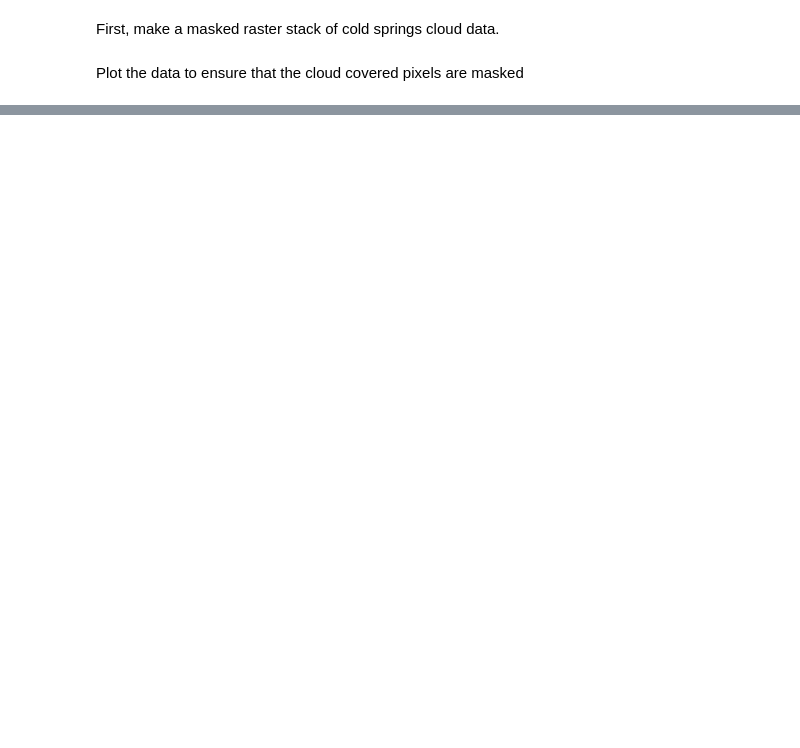
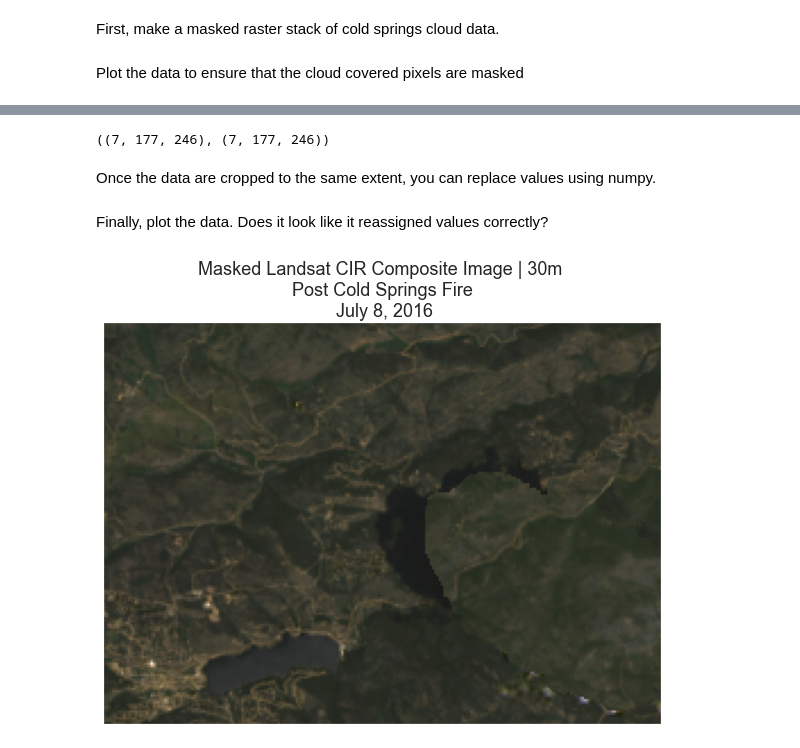
Before and after one commit to chrischank/EDA_Python, a Jupyter notebook: Intermediate/5. Multipsectral RS Data/RepalceRaster.ipynb, the cells around one changed output, grey strips where cells are left out. Cells and saved outputs as stored; diff of their text form; code cells hidden in the pictures; blank space fills up the shorter version.

```diff
--- a/Intermediate/5. Multipsectral RS Data/RepalceRaster.ipynb
+++ b/Intermediate/5. Multipsectral RS Data/RepalceRaster.ipynb
@@ -74,0 +150,43 @@ Plot the data to ensure that the cloud covered pixels are masked
+# %%
+landsat_clouds_clip = es.extent_to_json(list(landsat_pre_cloud_ext_bds))
+# %%
+# Export the cloud free data as a tiff and reimport / crop the data
+landsat_cloud_free_out_path = os.path.join("data", "outputs", "cloud_mask")
+
+if not os.path.exists(landsat_cloud_free_out_path):
+    os.makedirs(landsat_cloud_free_out_path)
+
+cropped_cloud_list = es.crop_all(landsat_paths_pre_cloud_free,
+                                landsat_cloud_free_out_path,
+                                [landsat_clouds_clip], overwrite=True)
+
+landsat_pre_cloud_free, landsat_pre_cloud_free_meta = es.stack(cropped_cloud_list)
+# %%
+# View the shape of each scene, are they the same?
+landsat_pre_cloud_free.shape, landsat_pre_cloud_masked.shape
+# %% [output]
+((7, 177, 246), (7, 177, 246))
+# %% [markdown]
+Once the data are cropped to the same extent, you can replace values using numpy.
+# %%
+# Get the mask layer form the pre_cloud data
+mask = landsat_pre_cloud_masked.mask
+
+# Copy the pre_cloud_data ot a new array
+# So you don't impact the original array (optional but suggested!)
+landsat_pre_cloud_masked_copy = np.copy(landsat_pre_cloud_masked)
+
+# Assign every cell in the new array that is masked
+# to the value in the same cell location as the cloud free data
+# landsat_pre_cloud_c[mask] = landsat_pre_noclouds_crop[mask]
+landsat_pre_cloud_masked_copy[mask] = landsat_pre_cloud_free[mask]
+# %% [markdown]
+Finally, plot the data. Does it look like it reassigned values correctly?
+# %%
+ep.plot_rgb(landsat_pre_cloud_masked_copy,
+           rgb=[3, 2, 1],
+           title="Masked Landsat CIR Composite Image | 30m \n Post Cold Springs Fire \n July 8, 2016")
+
+plt.show()
+# %% [output]
+[figure, added]
```
Also changed, not shown: parts of 11 cells of this notebook, 1 other file.
